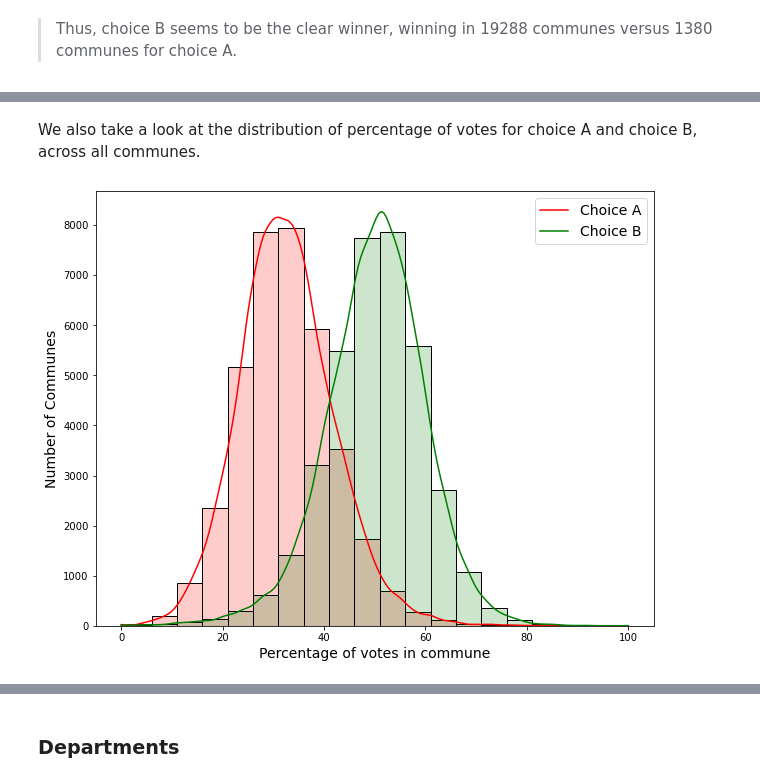
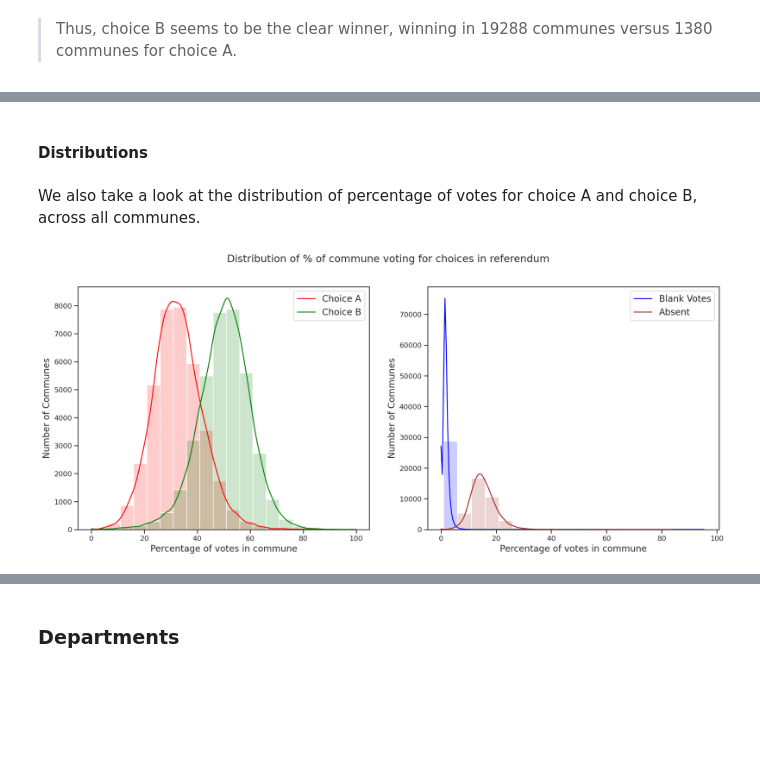
Before and after one commit to palsagar/SGR_project, a Jupyter notebook: eda.ipynb, the cells around one changed output, grey strips where cells are left out. Drawn from its saved outputs; the diff is of its cells as text; code cells hidden in the pictures; blank space fills up the shorter version.

```diff
--- a/eda.ipynb
+++ b/eda.ipynb
@@ -294,6 +312,3 @@ Now we add a column that represents the total registered voters in each commune
-# %%
-# add column denoting % of the registered voters in commune compared to total
-data_mod["registered_pc"] = 100.0*(data_mod["registered"] / data_mod["registered"].sum())
 # %% [markdown]
 We create a column which denotes the outcome of the referendum in each commune. The rules used for deciding the outcome are :
 * If choice A get more votes than choice B, blanks and absentees combined, choice A wins (`outcome == "A"`).
@@ -339,11 +396,22 @@ data_mod.head().transpose()
+# %% [markdown]
+#### Distributions
 # %% [markdown]
 We also take a look at the distribution of percentage of votes for choice A and choice B, across all communes.
 # %%
-fig, ax = plt.subplots(figsize=(10,8));
-sns.histplot(data_mod, x="choice_a", bins=range(1, 100, 5), kde=True, legend=True, color="red", alpha=0.2, ax=ax);
-sns.histplot(data_mod, x="choice_b", bins=range(1, 100, 5), kde=True, legend=True, color="green", alpha=0.2, ax=ax);
-ax.legend(["Choice A", "Choice B"], fontsize = 14);
-ax.set_xlabel("Percentage of votes in commune", fontsize=14);
-ax.set_ylabel("Number of Communes", fontsize=14);
+fig, (ax1,ax2) = plt.subplots(nrows=1, ncols=2,figsize=(18,7));
+
+sns.histplot(data_mod, x="choice_a", bins=range(1, 100, 5), kde=True, legend=True, color="red", alpha=0.2, ax=ax1);
+sns.histplot(data_mod, x="choice_b", bins=range(1, 100, 5), kde=True, legend=True, color="green", alpha=0.2, ax=ax1);
+ax1.legend(["Choice A", "Choice B"], fontsize=14);
+ax1.set_xlabel("Percentage of votes in commune", fontsize=14);
+ax1.set_ylabel("Number of Communes", fontsize=14);
+
+sns.histplot(data_mod, x="no_vote", bins=range(1, 100, 5), kde=True, legend=True, color="blue", alpha=0.2, ax=ax2);
+sns.histplot(data_mod, x="absent", bins=range(1, 100, 5), kde=True, legend=True, color="brown", alpha=0.2, ax=ax2);
+ax2.legend(["Blank Votes", "Absent"], fontsize=14);
+ax2.set_xlabel("Percentage of votes in commune", fontsize=14);
+ax2.set_ylabel("Number of Communes", fontsize=14);
+
+fig.suptitle("Distribution of % of commune voting for choices in referendum", fontsize=16);
 # %% [output]
-[figure, old version]
+[figure, new version]
```
Also changed, not shown: parts of 46 cells of this notebook.
